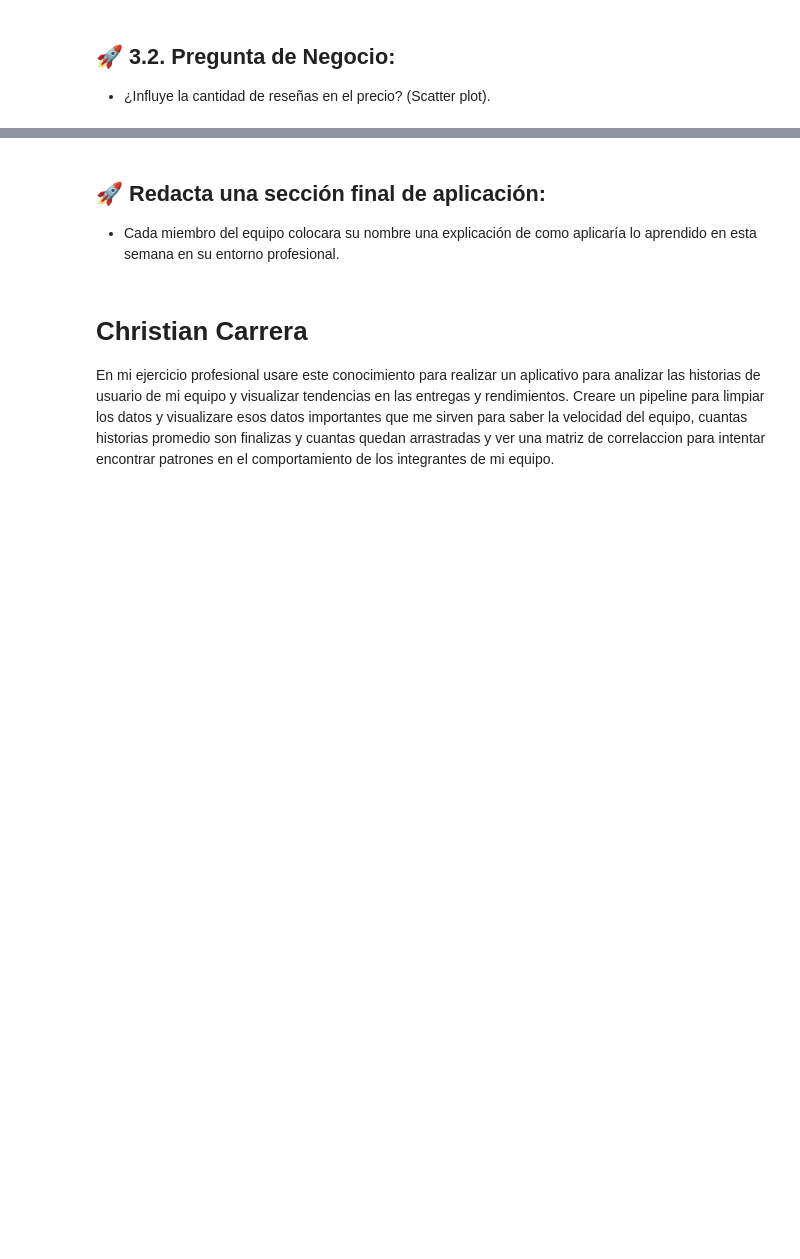
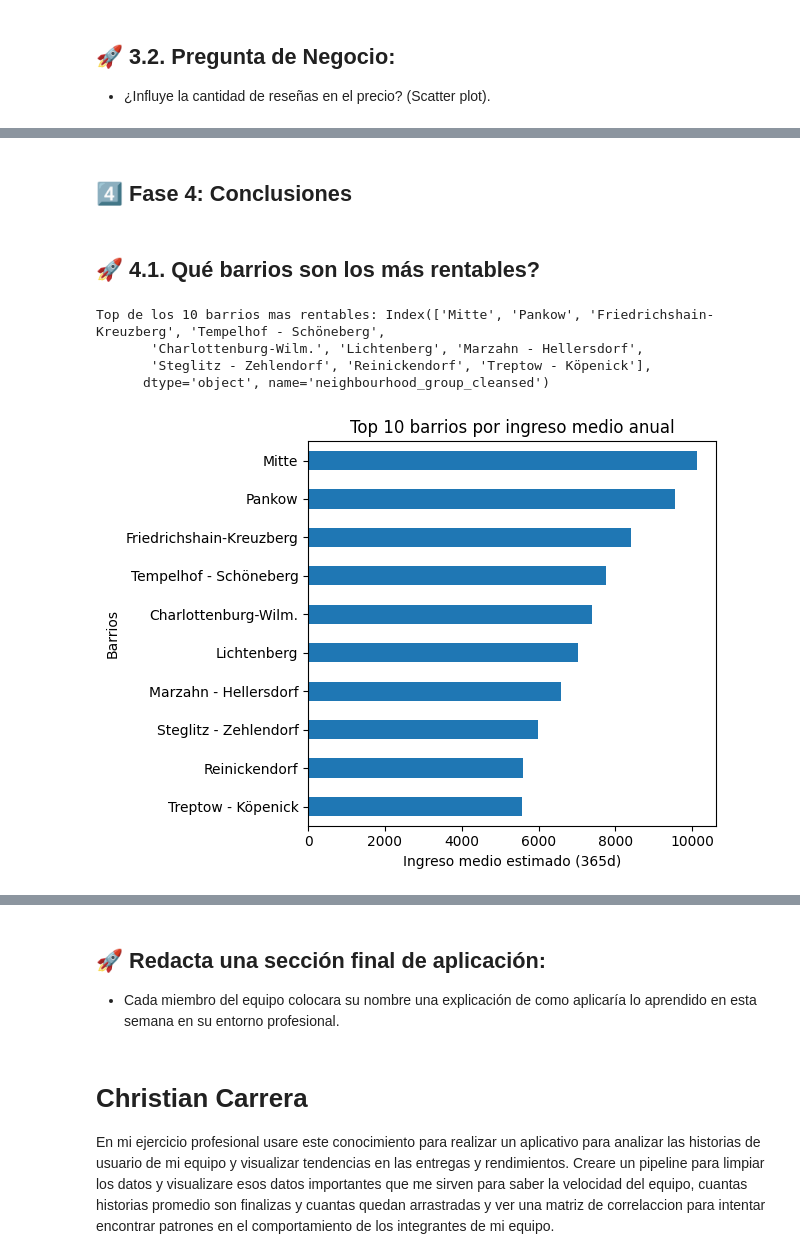
Before and after one commit to ChrisJavier/UIDE_3-WorkGroupProyects, a Jupyter notebook: src/AMGD_CP_W1_E3.ipynb, the cells around one changed output, grey strips where cells are left out. Cells and saved outputs as stored; diff of their text form; code cells hidden in the pictures; blank space fills up the shorter version.

Commit message:
Fase 4 con conclusion

```diff
--- a/src/AMGD_CP_W1_E3.ipynb
+++ b/src/AMGD_CP_W1_E3.ipynb
@@ -166,6 +166,9 @@ dtype: object
 # Como la columna price tiene 35% de datos la llenaremos con 0 para evitar problemas en el analisis
 
 df['price'] = df['price'].fillna(0)
+
+# Tambien llenaremos con 0 la columna estimated_revenue_l365d para la conclusion
+df['estimated_revenue_l365d'] = df['estimated_revenue_l365d'].fillna(0)
 
 # Realizamos la validacion nuevamente
 df_is_navalues = df.isna().sum()
@@ -601,3 +603,28 @@ fig.show()
 # Para la firma de inversion tenemos que concluir algo que no es un factor influyente pero se puede tomar en cuenta.
 # %% [output]
 [interactive output not drawn]
+# %% [markdown]
+## 4️⃣ Fase 4: Conclusiones
+# %% [markdown]
+## 🚀 4.1. Qué barrios son los más rentables?
+# %%
+# Segun el analisis realizado y este resultado estos serian los barrios mas rentables
+top_10_barrios = df_clean.groupby('neighbourhood_group_cleansed')["estimated_revenue_l365d"].agg(['mean','count','median']).sort_values('mean',ascending=False).head(10)
+print(f'Top de los 10 barrios mas rentables: {top_10_barrios.index}')
+
+top_10_barrios['mean'].sort_values().plot(kind="barh")
+plt.title("Top 10 barrios por ingreso medio anual")
+plt.xlabel("Ingreso medio estimado (365d)")
+plt.ylabel("Barrios")
+plt.tight_layout()
+plt.show()
+
+# Como se muestra en el grafico los barrios mas rentables son los que muestra en el grafico entre una relacion de la ganancia estiamada en 1 año por varrio en el grafico de barras.
+# Donde Mitte es el mas rentable.
+# Cabe mencionar que tuvo un 35% de datos vacios y se tubo que realizar una imputacion logica a esa columna asi que puede estar algo sesgada la informacion sobre los barrios mas rentables.
+# %% [output]
+Top de los 10 barrios mas rentables: Index(['Mitte', 'Pankow', 'Friedrichshain-Kreuzberg', 'Tempelhof - Schöneberg',
+       'Charlottenburg-Wilm.', 'Lichtenberg', 'Marzahn - Hellersdorf',
+       'Steglitz - Zehlendorf', 'Reinickendorf', 'Treptow - Köpenick'],
+      dtype='object', name='neighbourhood_group_cleansed')
+[figure, added]
```
Also changed, not shown: parts of 15 cells of this notebook.
